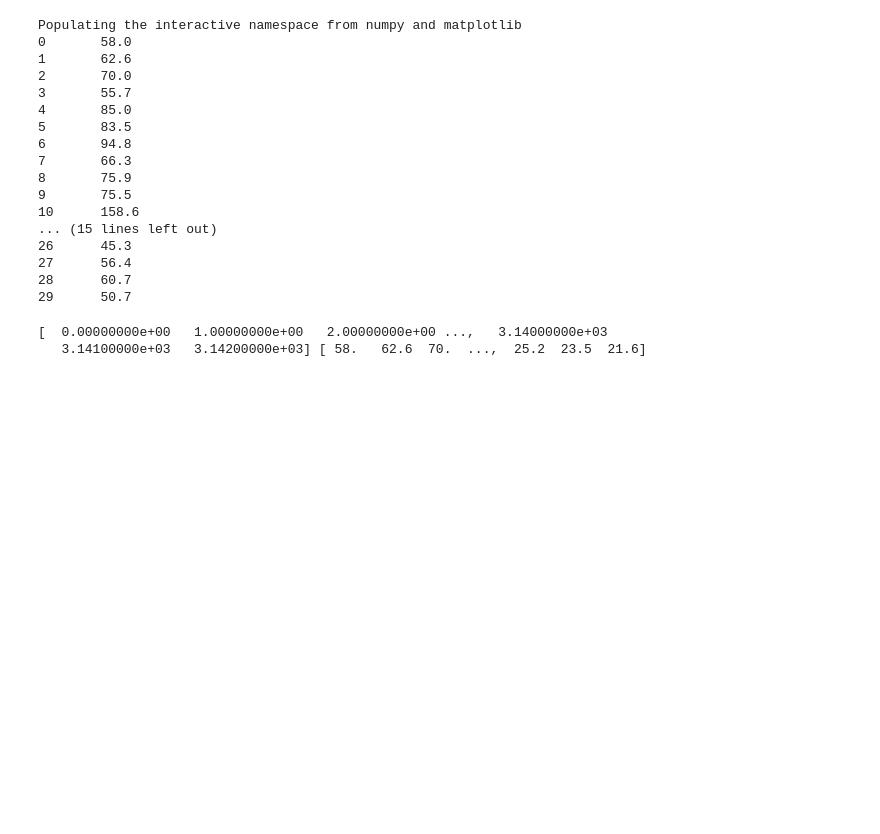
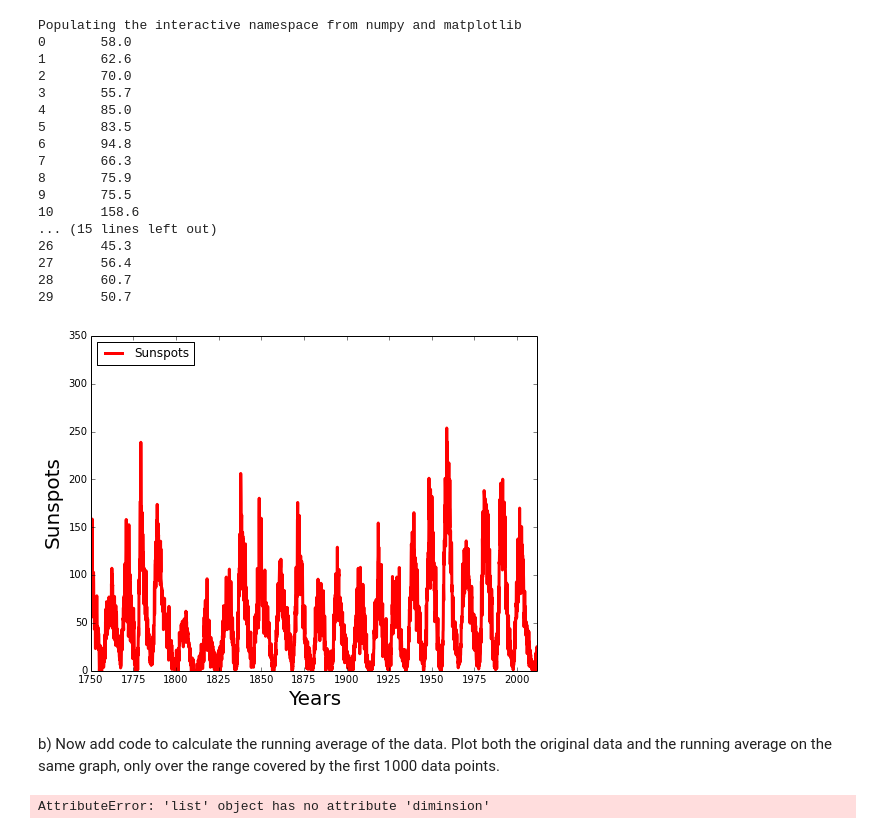
Before and after one commit to jpizagui/PHYS202-S14, a Jupyter notebook: Graphics/GraphicsExercises.ipynb, the cells around one changed output. Drawn from its saved outputs; the diff is of its cells as text; code cells hidden in the pictures; blank space fills up the shorter version.

```diff
--- a/Graphics/GraphicsExercises.ipynb
+++ b/Graphics/GraphicsExercises.ipynb
@@ -52,11 +52,3 @@ Populating the interactive namespace from numpy and matplotlib
 27      56.4
 28      60.7
 29      50.7
-# %%
-arr2 = np.loadtxt('sunspots.txt')
-x = arr2[:,0]
-y = arr2[:,1]
-print x, y
-# %% [output]
-[  0.00000000e+00   1.00000000e+00   2.00000000e+00 ...,   3.14000000e+03
-   3.14100000e+03   3.14200000e+03] [ 58.   62.6  70.  ...,  25.2  23.5  21.6]
@@ -62,0 +57,29 @@ print x, y
+# %%
+data = np.loadtxt('sunspots.txt')
+x = data[:,0]
+y = data[:,1]
+plt.figure(figsize=(8, 6), dpi=80)
+plt.plot(x,y,"r-",lw=3,label="Sunspots")
+plt.xlim(0, 3142)
+plt.ylim(0,350)
+labels = []
+
+for i in range(1750, 2012, 25):
+    labels.append(i)
+
+plt.xticks(range(0,3142,300),labels)
+plt.xlabel("Years",fontsize=20)
+plt.ylabel("Sunspots",fontsize=20)
+plt.legend(loc='upper left')
+plt.show()
+# %% [output]
+[figure, added]
+# %% [markdown]
+b) Now add code to calculate the running average of the data. Plot both the original data and the running average on the same graph, only over the range covered by the first 1000 data points.
+# %%
+total = 0
+for d in range(len(x)):
+    total += y[x]
+    average = total/d
+# %% [output]
+AttributeError: 'list' object has no attribute 'diminsion'
```
Also changed, not shown: parts of 1 cell of this notebook, 4 other files.
